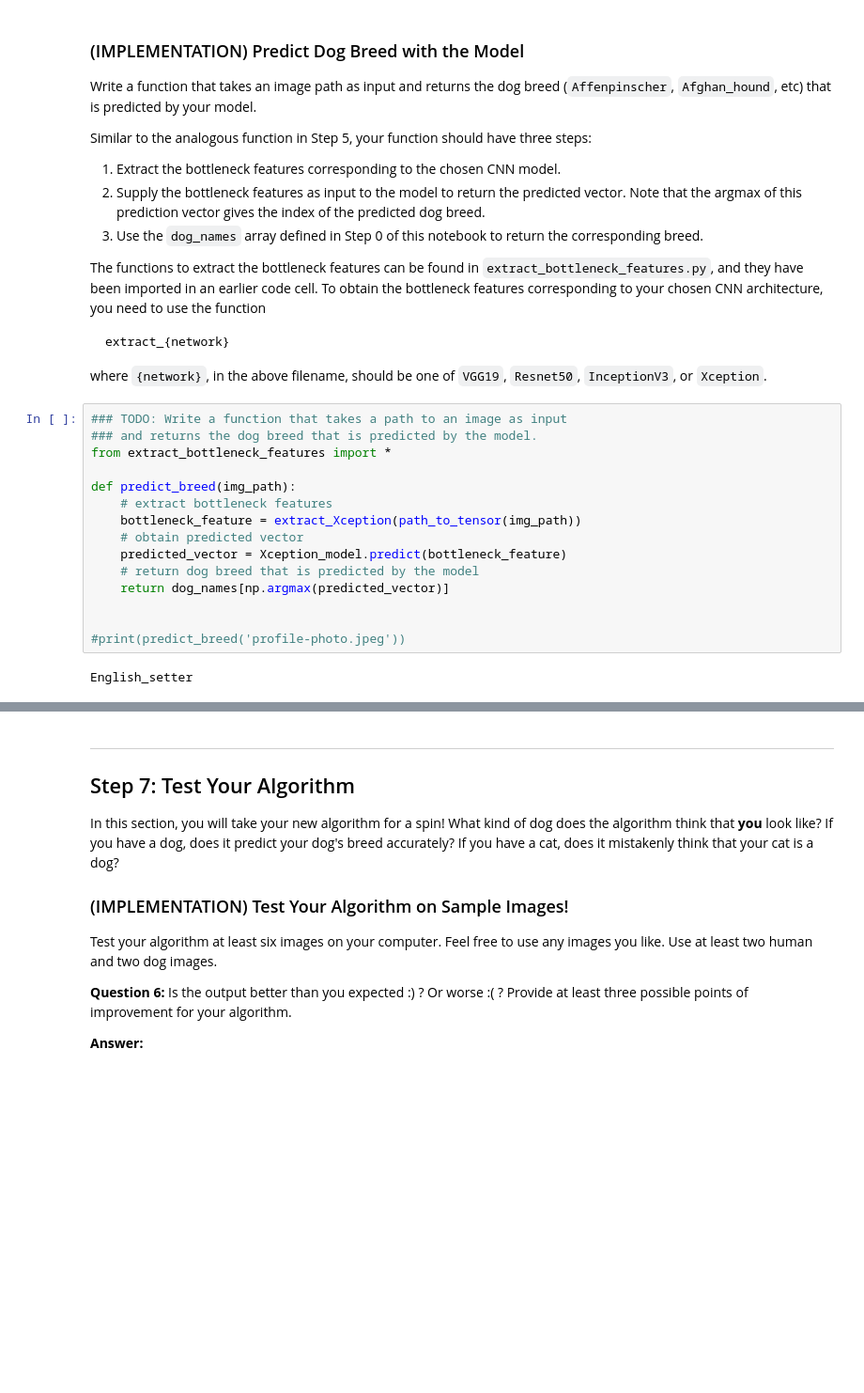
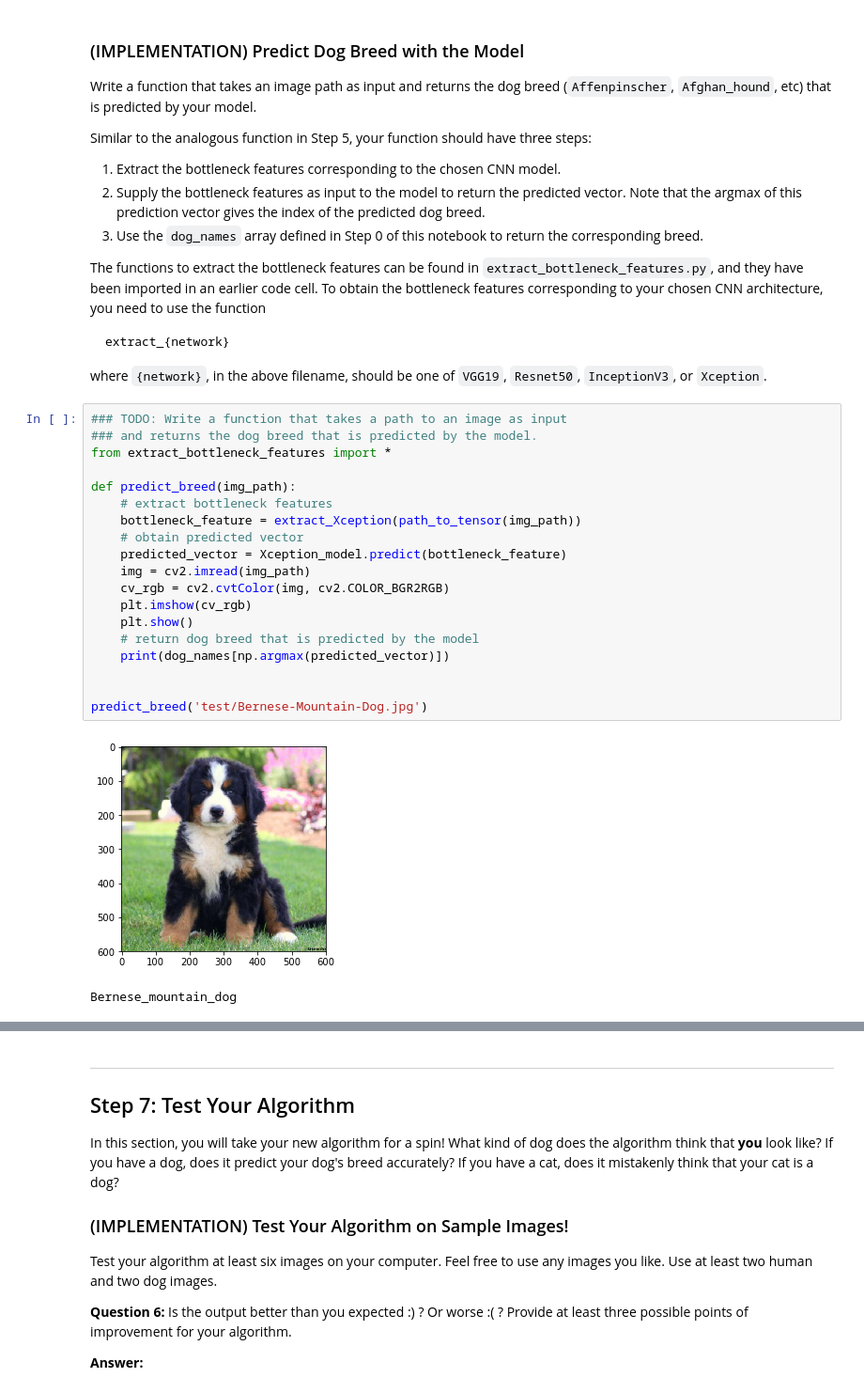
Before and after one commit to divya-nk/CNN-dog-breed, a Jupyter notebook: dog_app.ipynb, the cells around one changed output, grey strips where cells are left out. Shown at 94% size. Cells and saved outputs as stored; diff of their text form; blank space fills up the shorter version.

```diff
--- a/dog_app.ipynb
+++ b/dog_app.ipynb
@@ -921,20 +919,25 @@ where `{network}`, in the above filename, should be one of `VGG19`, `Resnet50`,
 # %%
 ### TODO: Write a function that takes a path to an image as input
 ### and returns the dog breed that is predicted by the model.
 from extract_bottleneck_features import *
 
 def predict_breed(img_path):
     # extract bottleneck features
     bottleneck_feature = extract_Xception(path_to_tensor(img_path))
     # obtain predicted vector
     predicted_vector = Xception_model.predict(bottleneck_feature)
+    img = cv2.imread(img_path)
+    cv_rgb = cv2.cvtColor(img, cv2.COLOR_BGR2RGB)
+    plt.imshow(cv_rgb)
+    plt.show()
     # return dog breed that is predicted by the model
-    return dog_names[np.argmax(predicted_vector)]
+    print(dog_names[np.argmax(predicted_vector)])
 
 
-#print(predict_breed('profile-photo.jpeg'))
+predict_breed('test/Bernese-Mountain-Dog.jpg')
 # %% [output]
+[figure, added]
-English_setter
+Bernese_mountain_dog
 # %% [markdown]
 ---
 <a id='step6'></a>
```
Also changed, not shown: parts of 13 cells of this notebook, 5 other files.
